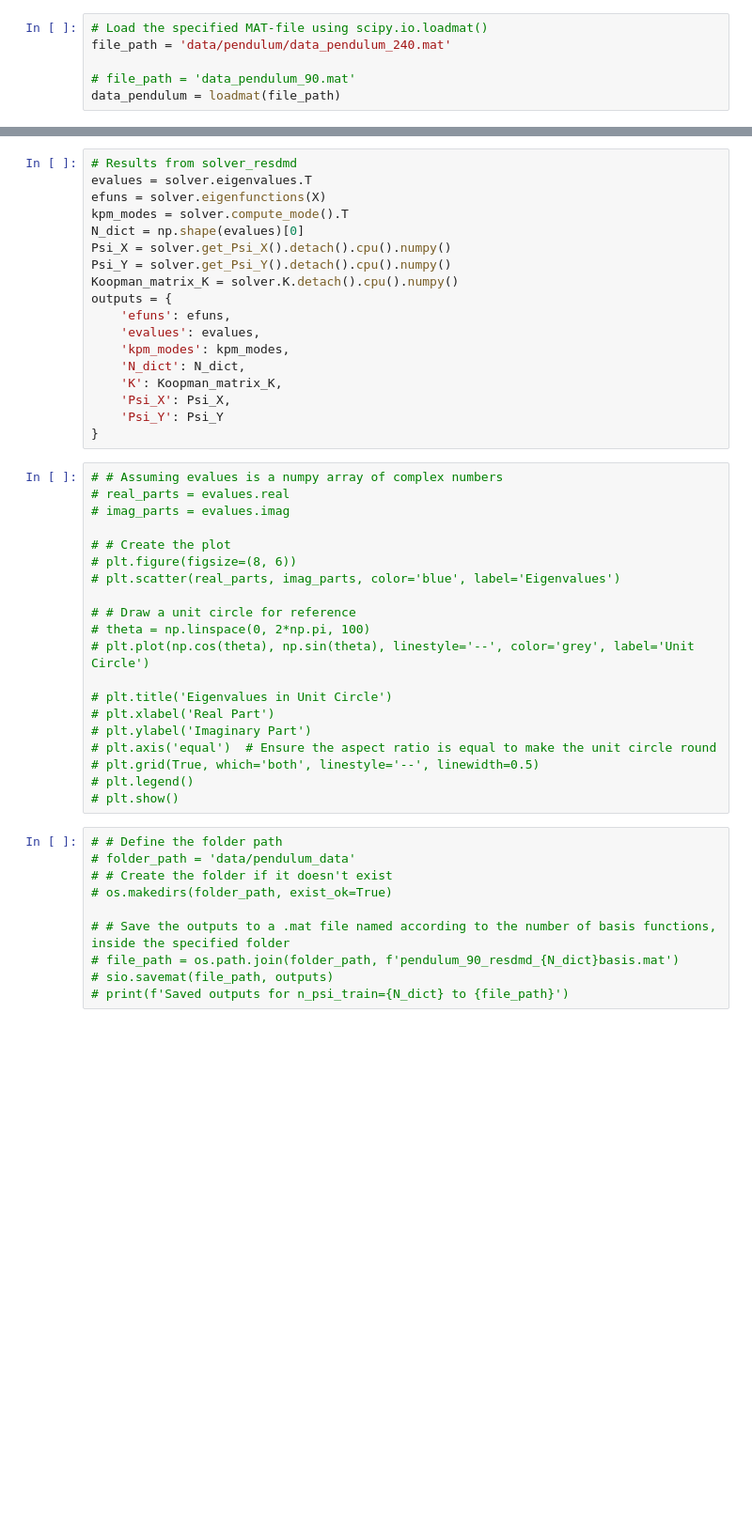
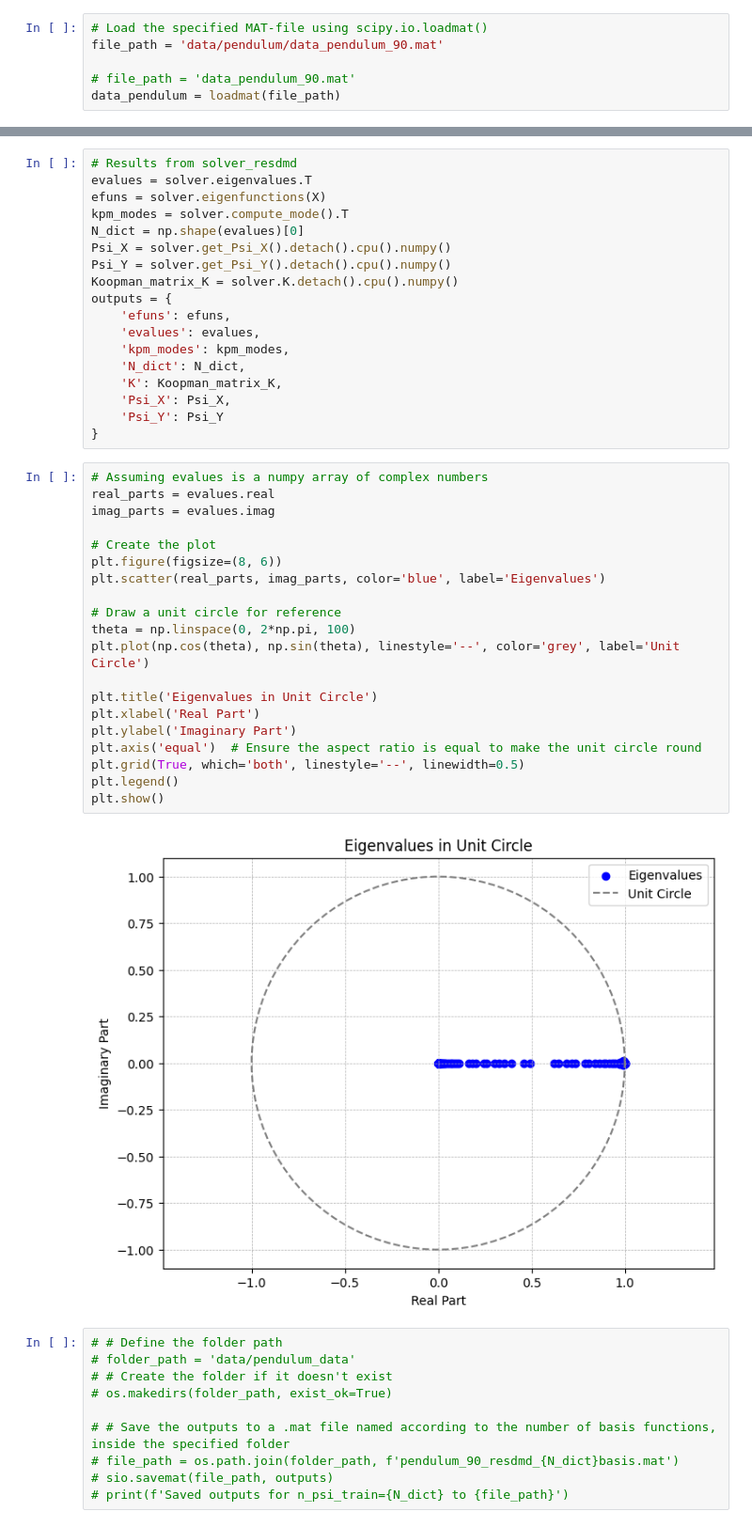
Before and after one commit to FrejaTerpPetersen/ResKoopNet, a Jupyter notebook: pendulum_reskoopnet_torch.ipynb, the cells around one changed output, grey strips where cells are left out. Shown at 94% size. Saved outputs shown, nothing was run; the diff lists cells and outputs as text; blank space fills up the shorter version.

```diff
--- a/pendulum_reskoopnet_torch.ipynb
+++ b/pendulum_reskoopnet_torch.ipynb
@@ -32,6 +32,6 @@ torch.set_default_dtype(torch.float64)
 # %%
 # Load the specified MAT-file using scipy.io.loadmat()
-file_path = 'data/pendulum/data_pendulum_240.mat'
+file_path = 'data/pendulum/data_pendulum_90.mat'
 
 # file_path = 'data_pendulum_90.mat'
 data_pendulum = loadmat(file_path)
@@ -113,25 +153,27 @@ outputs = {
     'Psi_Y': Psi_Y
 }
 # %%
-# # Assuming evalues is a numpy array of complex numbers
-# real_parts = evalues.real
-# imag_parts = evalues.imag
+# Assuming evalues is a numpy array of complex numbers
+real_parts = evalues.real
+imag_parts = evalues.imag
 
-# # Create the plot
-# plt.figure(figsize=(8, 6))
-# plt.scatter(real_parts, imag_parts, color='blue', label='Eigenvalues')
+# Create the plot
+plt.figure(figsize=(8, 6))
+plt.scatter(real_parts, imag_parts, color='blue', label='Eigenvalues')
 
-# # Draw a unit circle for reference
-# theta = np.linspace(0, 2*np.pi, 100)
-# plt.plot(np.cos(theta), np.sin(theta), linestyle='--', color='grey', label='Unit Circle')
+# Draw a unit circle for reference
+theta = np.linspace(0, 2*np.pi, 100)
+plt.plot(np.cos(theta), np.sin(theta), linestyle='--', color='grey', label='Unit Circle')
 
-# plt.title('Eigenvalues in Unit Circle')
-# plt.xlabel('Real Part')
-# plt.ylabel('Imaginary Part')
-# plt.axis('equal')  # Ensure the aspect ratio is equal to make the unit circle round
-# plt.grid(True, which='both', linestyle='--', linewidth=0.5)
-# plt.legend()
-# plt.show()
+plt.title('Eigenvalues in Unit Circle')
+plt.xlabel('Real Part')
+plt.ylabel('Imaginary Part')
+plt.axis('equal')  # Ensure the aspect ratio is equal to make the unit circle round
+plt.grid(True, which='both', linestyle='--', linewidth=0.5)
+plt.legend()
+plt.show()
+# %% [output]
+[figure, added]
 # %%
 # # Define the folder path
 # folder_path = 'data/pendulum_data'
```
Also changed, not shown: parts of 11 cells of this notebook, 6 other files.
